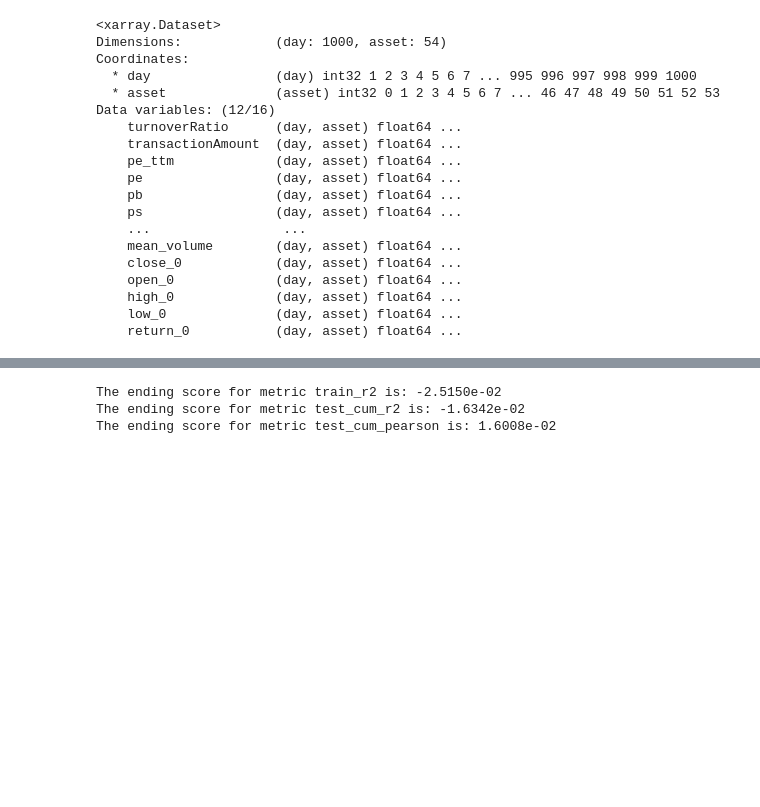
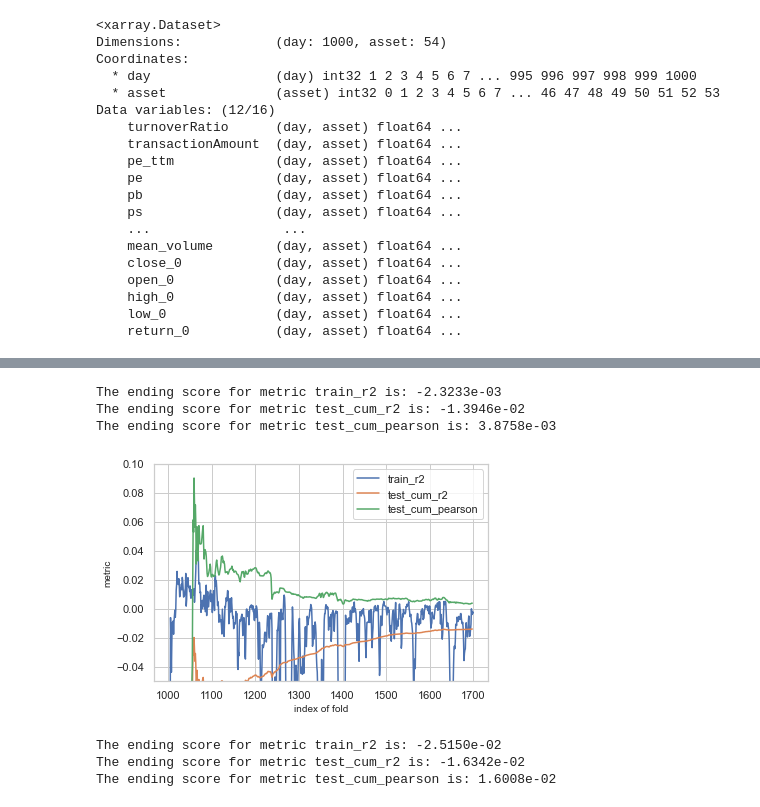
Before and after one commit to owen8877/qids-2023-comp, a Jupyter notebook: playground/shockspeare/NN_combined_Feb22.ipynb, the cells around one changed output, grey strips where cells are left out. Cells and saved outputs as stored; diff of their text form; code cells hidden in the pictures; blank space fills up the shorter version.

```diff
--- a/playground/shockspeare/NN_combined_Feb22.ipynb
+++ b/playground/shockspeare/NN_combined_Feb22.ipynb
@@ -821,3 +960,13 @@ performance = evaluation_for_submission(model, given_ds=ds, qids=qids, lookback_
+# %%
+# test LSTM; StepLR100, lr5e-3, trainL 16, evalL 8, nepoch 4, hidden 128
+plt.figure()
+plot_performance(performance, metrics_selected=['train_r2', 'test_cum_r2', 'test_cum_pearson'])
+plt.show()
+# %% [output]
+The ending score for metric train_r2 is: -2.3233e-03
+The ending score for metric test_cum_r2 is: -1.3946e-02
+The ending score for metric test_cum_pearson is: 3.8758e-03
+[figure, added]
 # %%
 # test LSTM; StepLR100, lr5e-3, trainL 16, evalL 8, nepoch 4, hidden 128
 plt.figure()
```
Also changed, not shown: parts of 18 cells of this notebook.
